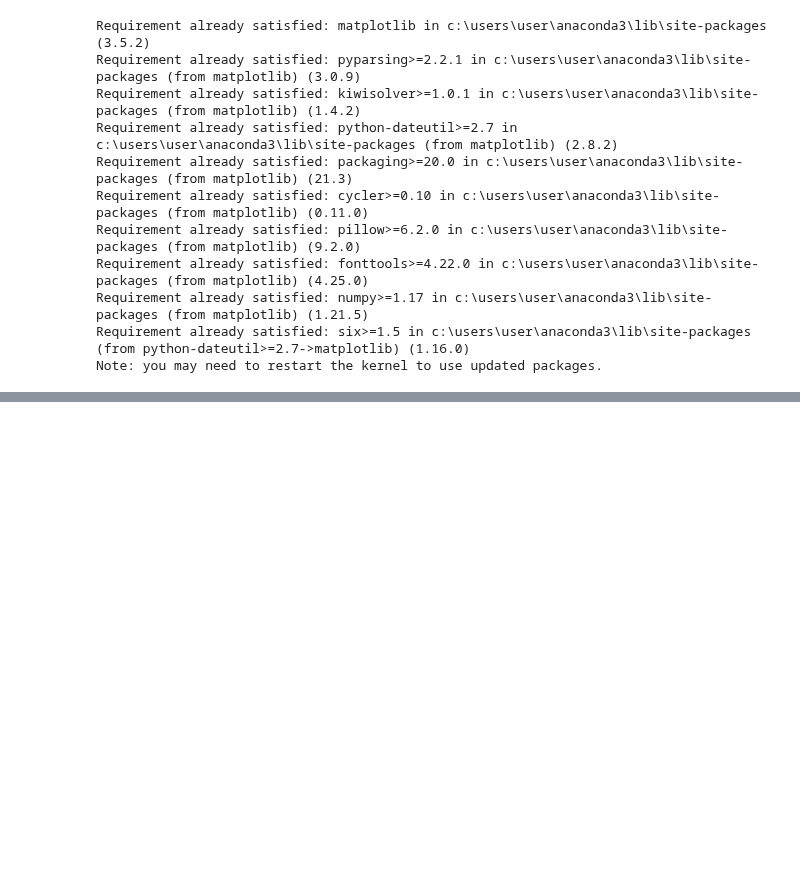
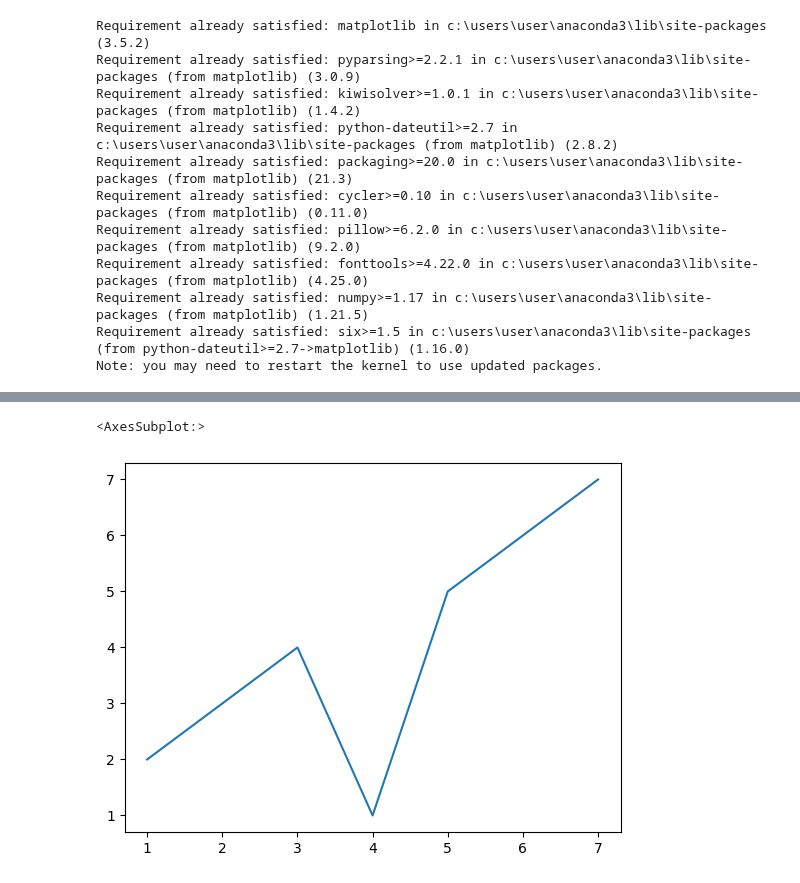
Before and after one commit to rohitcodism/ML-DS, a Jupyter notebook: practices/Seaborn/linePlot.ipynb, the cells around one changed output, grey strips where cells are left out. Drawn from its saved outputs; the diff is of its cells as text; code cells hidden in the pictures; blank space fills up the shorter version.

```diff
--- a/practices/Seaborn/linePlot.ipynb
+++ b/practices/Seaborn/linePlot.ipynb
@@ -35,0 +48,5 @@ import seaborn as sns
+# %%
+sns.lineplot(x=var, y=var_1)
+# %% [output]
+<AxesSubplot:>
+[figure, added]
```
Also changed, not shown: parts of 6 cells of this notebook, 55 other files.
